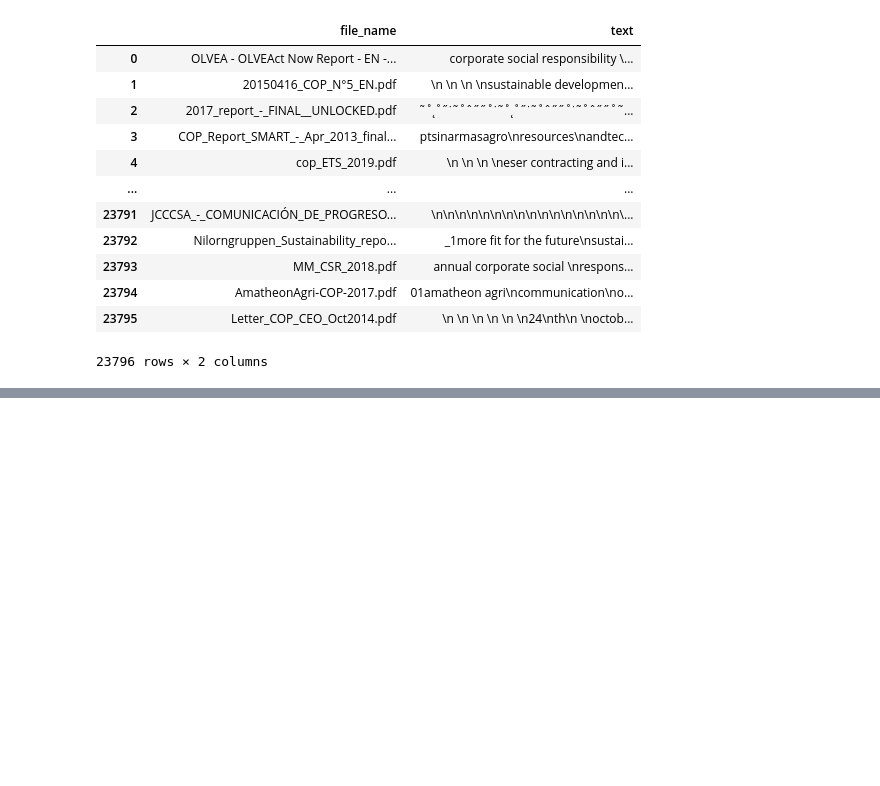
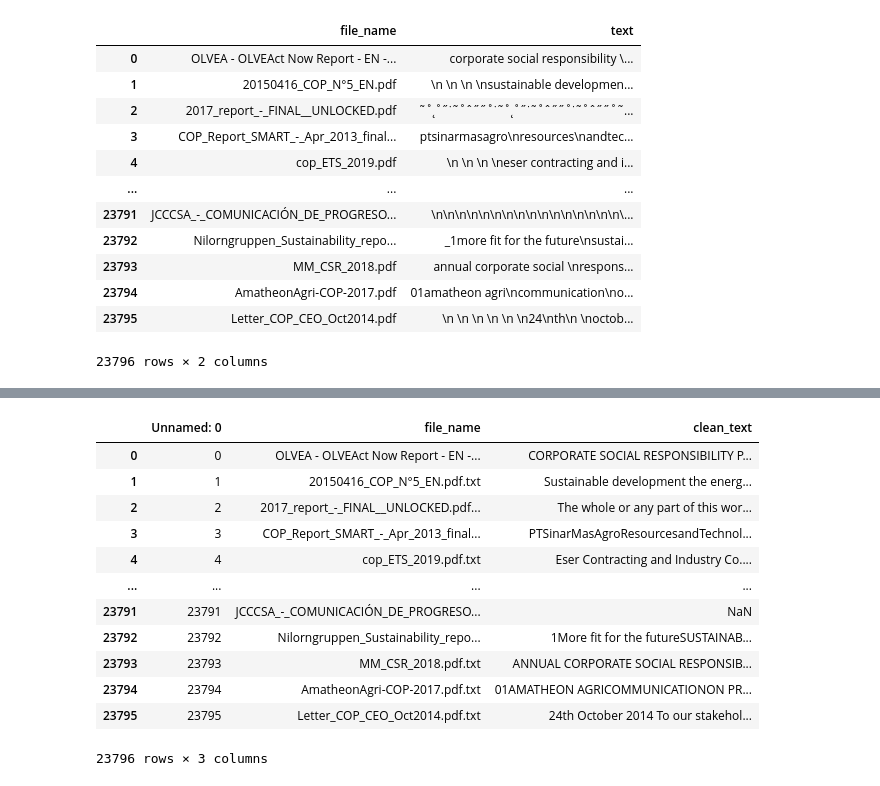
Before and after one commit to ohikendoit/CBi-MRC-Analytics, a Jupyter notebook: src/NER/dataframe.ipynb, the cells around one changed output, grey strips where cells are left out. Cells and saved outputs as stored; diff of their text form; code cells hidden in the pictures; blank space fills up the shorter version.

```diff
--- a/src/NER/dataframe.ipynb
+++ b/src/NER/dataframe.ipynb
@@ -112,0 +150,16 @@ pd.read_csv('df_extracted_cleaned.csv', engine='python', encoding='utf-8', error
+# %%
+df_clean
+# %% [output]
+|  | Unnamed: 0 | file_name | clean_text |
+| 0 | 0 | OLVEA - OLVEAct Now Report - EN -... | CORPORATE SOCIAL RESPONSIBILITY P... |
+| 1 | 1 | 20150416_COP_N°5_EN.pdf.txt | Sustainable development the energ... |
+| 2 | 2 | 2017_report_-_FINAL__UNLOCKED.pdf... | The whole or any part of this wor... |
+| 3 | 3 | COP_Report_SMART_-_Apr_2013_final... | PTSinarMasAgroResourcesandTechnol... |
+| 4 | 4 | cop_ETS_2019.pdf.txt | Eser Contracting and Industry Co.... |
+| ... | ... | ... | ... |
+| 23791 | 23791 | JCCCSA_-_COMUNICACIÓN_DE_PROGRESO... | NaN |
+| 23792 | 23792 | Nilorngruppen_Sustainability_repo... | 1More fit for the futureSUSTAINAB... |
+| 23793 | 23793 | MM_CSR_2018.pdf.txt | ANNUAL CORPORATE SOCIAL RESPONSIB... |
+| 23794 | 23794 | AmatheonAgri-COP-2017.pdf.txt | 01AMATHEON AGRICOMMUNICATIONON PR... |
+| 23795 | 23795 | Letter_COP_CEO_Oct2014.pdf.txt | 24th October 2014 To our stakehol... |
+23796 rows × 3 columns
```
Also changed, not shown: parts of 10 cells of this notebook, 8 other files.
